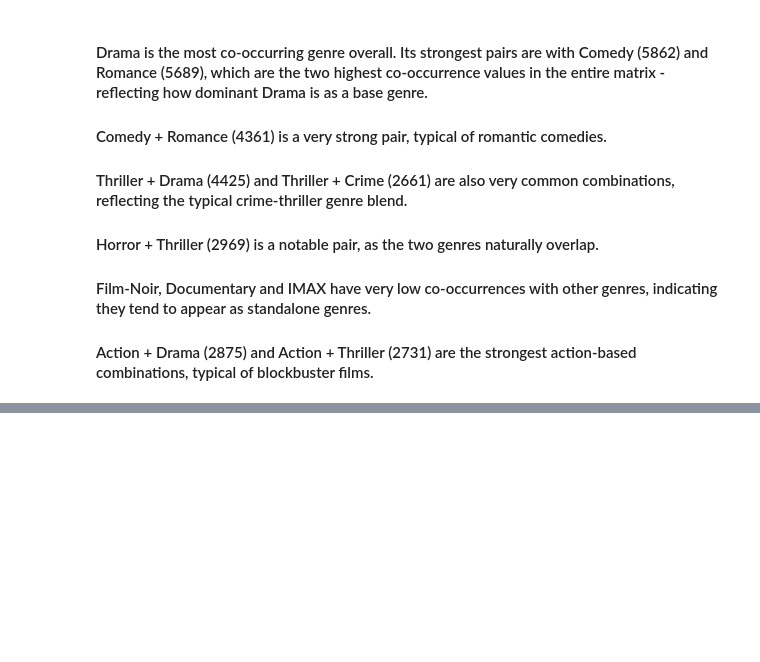
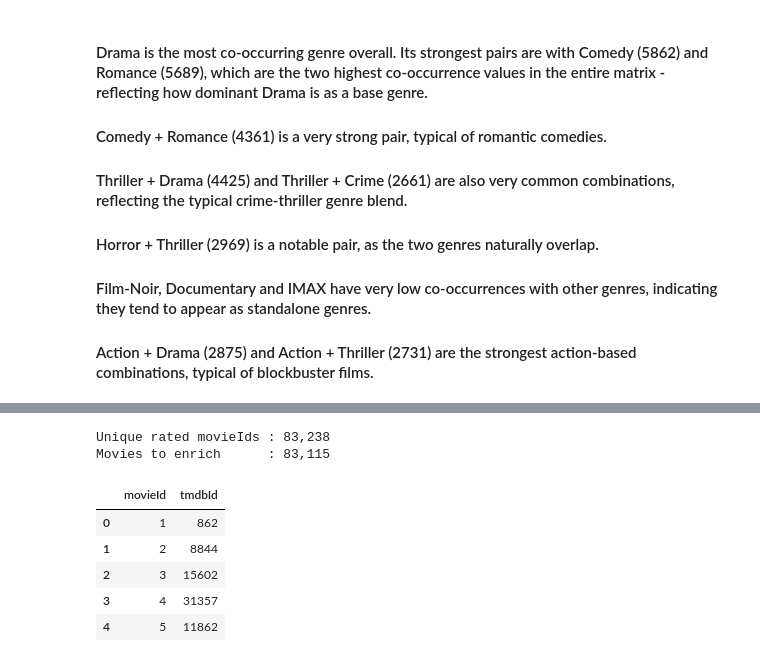
Before and after one commit to alexpanayi474/DSC511-MovieLens-Project, a Jupyter notebook: DSC_511_MovieLens.ipynb, the cells around one changed output, grey strips where cells are left out. Cells and saved outputs as stored; diff of their text form; code cells hidden in the pictures; blank space fills up the shorter version.

Commit message:
Web scrapping from TMDB

```diff
--- a/DSC_511_MovieLens.ipynb
+++ b/DSC_511_MovieLens.ipynb
@@ -829,0 +862,20 @@ plt.show()
+# %%
+links_df = spark.read.csv(
+    google_drive_path + "links.csv",
+    header=True,
+    inferSchema=True
+)
+
+print("links.csv schema:")
+links_df.printSchema()
+
+print(f"Total rows : {links_df.count()}")
+print()
+
+from pyspark.sql.functions import col, sum as spark_sum
+
+# Movies without a tmdbId cannot be enriched, so check how many will be skipped.
+null_tmdb = links_df.filter(col("tmdbId").isNull()).count()
+print(f"Rows with null tmdbId: {null_tmdb}  (these will be skipped)")
+
+links_df.show(5)
@@ -829,0 +902,32 @@ plt.show()
+# %%
+# Keep only movies that appear in my ratings data.
+# This avoids wasting API calls on movies that are not part of the final analysis.
+rated_movie_ids = set(
+    row["movieId"]
+    for row in movies_ratings_merged.select("movieId").distinct().collect()
+)
+
+print(f"Unique rated movieIds : {len(rated_movie_ids):,}")
+
+# remove rows with missing or invalid TMDB IDs before starting the API loop.
+links_filtered = (
+    links_df
+    .filter(col("movieId").isin(rated_movie_ids))
+    .filter(col("tmdbId").isNotNull())
+    .filter(col("tmdbId") > 0)
+)
+
+print(f"Movies to enrich      : {links_filtered.count():,}")
+
+
+links_pd = links_filtered.select("movieId", "tmdbId").toPandas()
+links_pd.head()
+# %% [output]
+Unique rated movieIds : 83,238
+Movies to enrich      : 83,115
+|  | movieId | tmdbId |
+| 0 | 1 | 862 |
+| 1 | 2 | 8844 |
+| 2 | 3 | 15602 |
+| 3 | 4 | 31357 |
+| 4 | 5 | 11862 |
```
Also changed, not shown: parts of 15 cells of this notebook.
